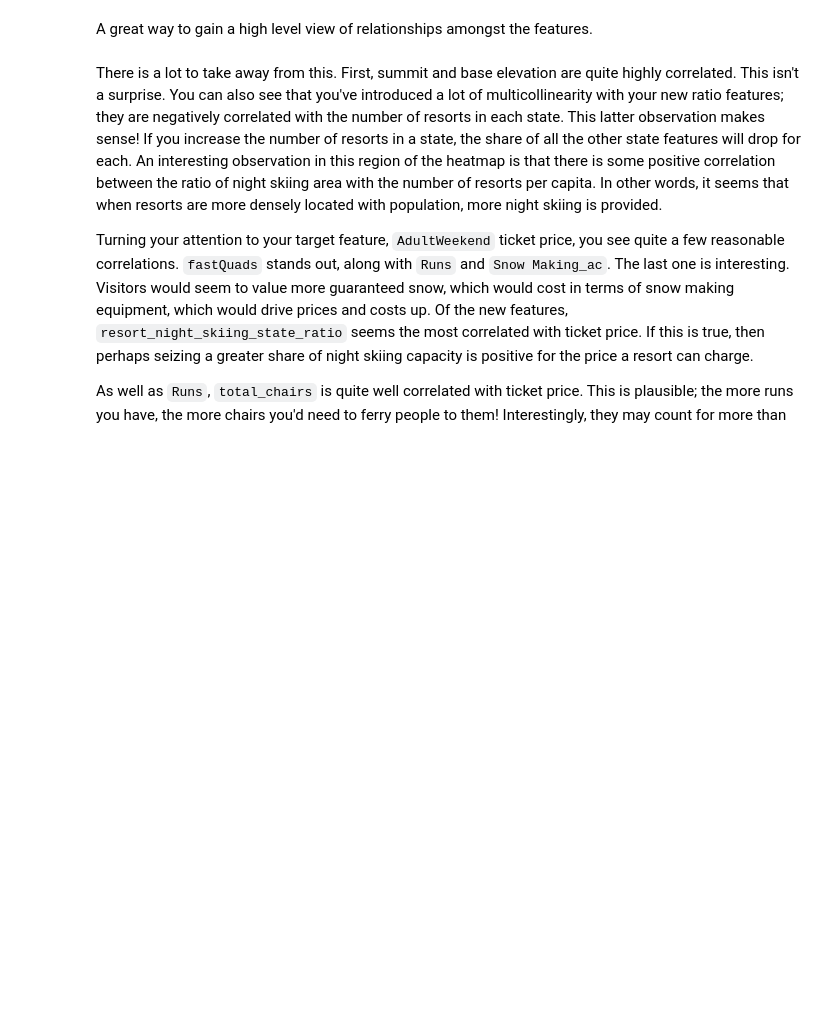
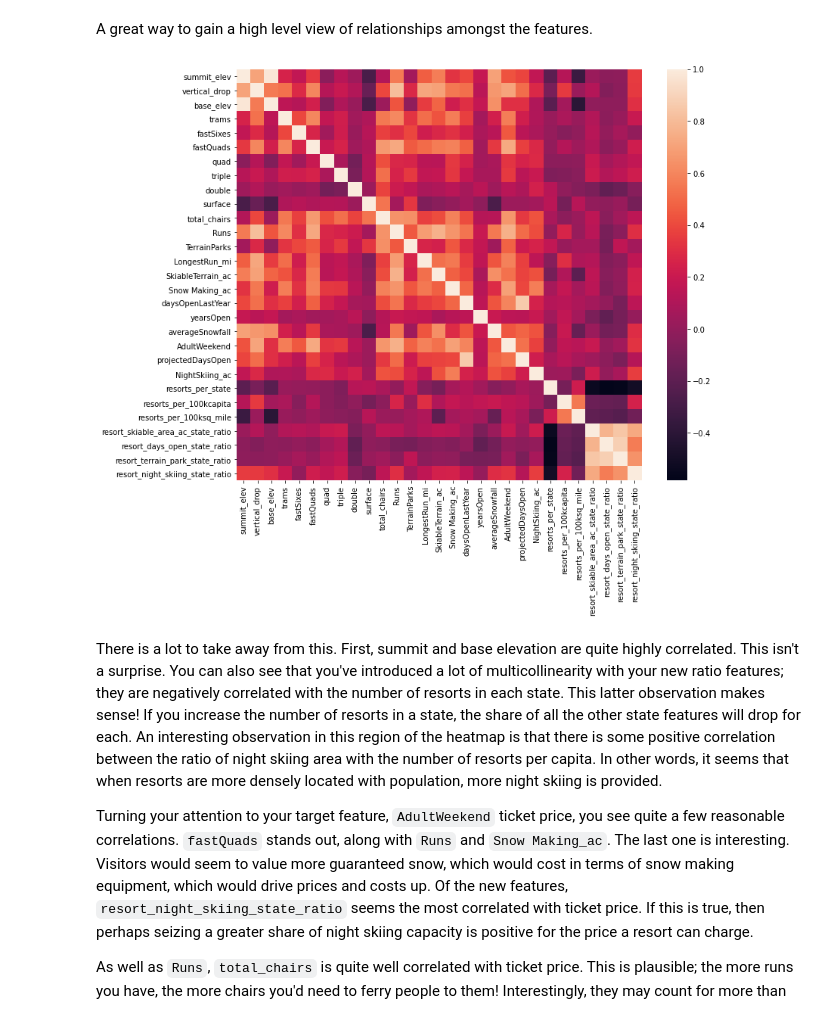
Before and after one commit to BhardwajAnshul/Springboard, a Jupyter notebook: DataScienceGuidedCapstone/Step Three - Exploratory Data Analysis/03_exploratory_data_analysis.ipynb, the cells around one changed output. Drawn from its saved outputs; the diff is of its cells as text; code cells hidden in the pictures; blank space fills up the shorter version.

```diff
--- a/DataScienceGuidedCapstone/Step Three - Exploratory Data Analysis/03_exploratory_data_analysis.ipynb
+++ b/DataScienceGuidedCapstone/Step Three - Exploratory Data Analysis/03_exploratory_data_analysis.ipynb
@@ -52,4 +52,4 @@ from sklearn.preprocessing import scale
 # %% [markdown]
 ### 3.4.1 Ski data<a id='3.4.1_Ski_data'></a>
 # %%
-ski_data = pd.read_csv('../data/ski_data_cleaned.csv')
+ski_data = pd.read_csv('ski_data_cleaned.csv')
@@ -669,9 +754,11 @@ A great way to gain a high level view of relationships amongst the features.
 # %%
 #Code task 12#
 #Show a seaborn heatmap of correlations in ski_data
 #Hint: call pandas' `corr()` method on `ski_data` and pass that into `sns.heatmap`
 plt.subplots(figsize=(12,10))
-sns.___(ski_data.___);
+sns.heatmap(ski_data.corr());
+# %% [output]
+[figure, added]
 # %% [markdown]
 There is a lot to take away from this. First, summit and base elevation are quite highly correlated. This isn't a surprise. You can also see that you've introduced a lot of multicollinearity with your new ratio features; they are negatively correlated with the number of resorts in each state. This latter observation makes sense! If you increase the number of resorts in a state, the share of all the other state features will drop for each. An interesting observation in this region of the heatmap is that there is some positive correlation between the ratio of night skiing area with the number of resorts per capita. In other words, it seems that when resorts are more densely located with population, more night skiing is provided.
 
```
Also changed, not shown: parts of 16 cells of this notebook, 3 other files.
